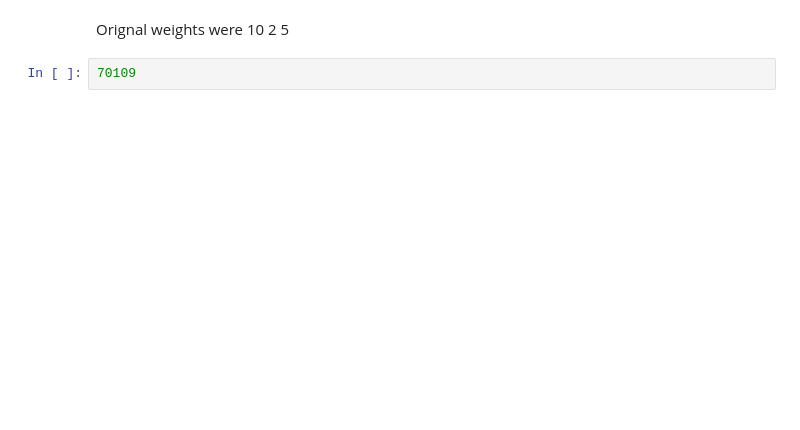
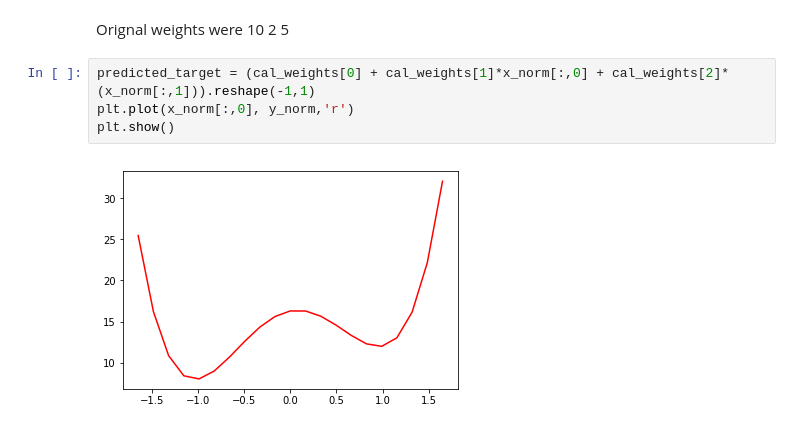
Before and after one commit to nauman-chaudhary/LinearRegression, a Jupyter notebook: MLR-Polynomial.ipynb, the cells around one changed output. Cells and saved outputs as stored; diff of their text form; blank space fills up the shorter version.

```diff
--- a/MLR-Polynomial.ipynb
+++ b/MLR-Polynomial.ipynb
@@ -184,4 +189,8 @@ Calculated weights:
 # %% [markdown]
 Orignal weights were 10 2 5
-# %%
-70109
+# %%
+predicted_target = (cal_weights[0] + cal_weights[1]*x_norm[:,0] + cal_weights[2]*(x_norm[:,1])).reshape(-1,1)
+plt.plot(x_norm[:,0], y_norm,'r')
+plt.show()
+# %% [output]
+[figure, added]
```
Also changed, not shown: parts of 28 cells of this notebook.
